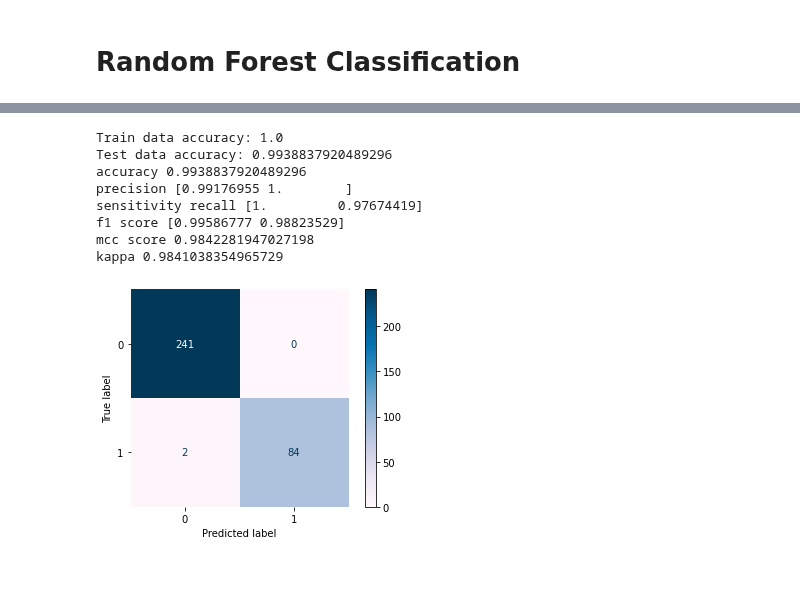
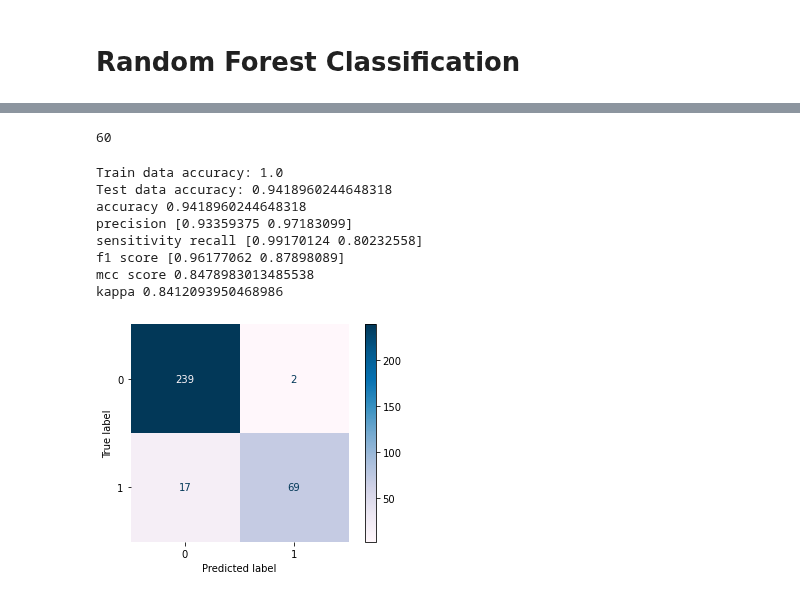
Before and after one commit to yeluH/MT_FI, a Jupyter notebook: Notebooks/5_Presence_of_accident_corr_loc.ipynb, the cells around one changed output, grey strips where cells are left out. Drawn from its saved outputs; the diff is of its cells as text; code cells hidden in the pictures.

```diff
--- a/Notebooks/5_Presence_of_accident_corr_loc.ipynb
+++ b/Notebooks/5_Presence_of_accident_corr_loc.ipynb
@@ -257,36 +258,24 @@ print(len(cnu), len(cnforvif))
 # %%
 # calculating VIF for each feature
-# Remove 'r_width_3',
-# Remove 'z_qnr_6',
-# Remove 'z_qnr_5',
-# Remove 'z_qnr_4',
-# Remove 'z_qnr_3',
-# Remove 'z_knr_11',
-# Remove 'z_knr_8',
-# Remove 'z_knr_6',
-# Remove 'z_qnr_2',
-# Remove 'z_qnr_33',
-# Remove 'r_width_5',
-# Remove 'z_knr_1',
-# Remove 'speedlimit_1',
-# Remove 'z_knr_4',
-# Remove 'z_knr_9',
+
+# Remove 'z_qnr_18', 'z_qnr_19', 'z_qnr_29', 'z_qnr_30',  'z_qnr_16', 'z_qnr_5',  'z_qnr_20', 'z_qnr_27', 'z_qnr_10',
+# Remove 'z_knr_8', 'speedlimit_1', 'z_knr_1', 'z_knr_5', 'r_width_2', 'z_knr_6','z_knr_4',
 
 cntry0 = ['cp', 'cmin',
        'ie', 'mew', 'meg', 'megmax', 'dbusl',
        'dtraml', 'dtrainl', 'dplight', 'dstation', 'dparkcar', 'dparktw',
-       'dpedcro', 'dstopsign', 'dtrafficarea', 'droad',  'dvfpath',
-       'gvm_dwv', 'r_width', 'speedlimit',
-       'bicyclecount', 'carcount', 'z_qnr_1',
-        'z_qnr_7', 'z_qnr_9', 'z_qnr_10',
-       'z_qnr_11', 'z_qnr_12', 'z_qnr_13', 'z_qnr_14', 'z_qnr_16',
-       'z_qnr_17', 'z_qnr_18', 'z_qnr_19', 'z_qnr_20', 'z_qnr_21', 'z_qnr_22',
-       'z_qnr_23', 'z_qnr_24', 'z_qnr_25', 'z_qnr_26', 'z_qnr_27', 'z_qnr_28',
-       'z_qnr_29', 'z_qnr_30', 'z_qnr_31', 'z_qnr_32',
-       'z_knr_2', 'z_knr_3',  'z_knr_5',  'z_knr_7',
-        'z_knr_10',  'trafficarea_1',
-       'trafficarea_2', 'r_width_1', 'r_width_2',  'r_width_4',
-        'r_width_6',  'speedlimit_2',
+       'dpedcro', 'dstopsign', 'dtrafficarea', 'droad',
+       'gvm_dwv',  'speedlimit',
+       'bicyclecount', 'carcount', 'z_qnr_1', 'z_qnr_2', 'z_qnr_3', 'z_qnr_4',
+        'z_qnr_6', 'z_qnr_7', 'z_qnr_9',
+       'z_qnr_11', 'z_qnr_12', 'z_qnr_13', 'z_qnr_14',
+       'z_qnr_17',  'z_qnr_21', 'z_qnr_22',
+       'z_qnr_23', 'z_qnr_24', 'z_qnr_25', 'z_qnr_26', 'z_qnr_28',
+         'z_qnr_31', 'z_qnr_32', 'z_qnr_33',
+       'z_knr_2', 'z_knr_3',  'z_knr_7',
+        'z_knr_9', 'z_knr_10', 'z_knr_11', 'trafficarea_1',
+       'trafficarea_2', 'r_width_1',  'r_width_3', 'r_width_4',
+       'r_width_5', 'r_width_6', 'speedlimit_2',
        'speedlimit_3', 'speedlimit_5', 'speedlimit_6']
 X = dfacrpv[cntry0]
 X = tools.add_constant(X)
@@ -1530,41 +1546,44 @@ print(df_rfc['features'].tolist())
 # %%
 y = dfacrpv['acp']
 x = dfacrpv[cnvif]
+print(len(cnvif))
+# %% [output]
+60
 # %%
 
 X_train, X_test, y_train, y_test = train_test_split(x, y,
                                                     test_size = 0.3,
                                                     random_state = 7)
-rfc = RandomForestClassifier(n_estimators=25, max_depth=20,
+rfc = RandomForestClassifier(n_estimators=30, max_depth=20,
                               random_state = 7) # 6 because of following codes to find the best number of trees
 rfc.fit(X_train, y_train)
 y_pred_rfc = rfc.predict(X_test)
 print("Train data accuracy:",accuracy_score(y_true = y_train, y_pred = rfc.predict(X_train)))
 print("Test data accuracy:",accuracy_score(y_true = y_test, y_pred = y_pred_rfc))
 confusion_matrix_rfc = metrics.confusion_matrix(y_test, y_pred_rfc)
 cm_display_rfc = metrics.ConfusionMatrixDisplay(confusion_matrix = confusion_matrix_rfc)
 cm_display_rfc.plot(cmap = 'PuBu')
 plt.box(False)
 acc_rfc = metrics.accuracy_score(y_test, y_pred_rfc)
 print('accuracy', acc_rfc)
 pre_rfc = metrics.precision_score(y_test, y_pred_rfc, average = None)
 print('precision', pre_rfc)
 senrec_rfc = metrics.recall_score(y_test, y_pred_rfc, average = None)
 print('sensitivity recall', senrec_rfc)
 f1_rfc = metrics.f1_score(y_test, y_pred_rfc, average = None)
 print('f1 score', f1_rfc)
 mcc_rfc = metrics.matthews_corrcoef(y_test, y_pred_rfc)
 print('mcc score', mcc_rfc)
 ka_rfc= metrics.cohen_kappa_score(y_test, y_pred_rfc)
 print('kappa', ka_rfc)
 # %% [output]
 Train data accuracy: 1.0
-Test data accuracy: 0.9938837920489296
-accuracy 0.9938837920489296
-precision [0.99176955 1.        ]
-sensitivity recall [1.         0.97674419]
-f1 score [0.99586777 0.98823529]
-mcc score 0.9842281947027198
-kappa 0.9841038354965729
+Test data accuracy: 0.9418960244648318
+accuracy 0.9418960244648318
+precision [0.93359375 0.97183099]
+sensitivity recall [0.99170124 0.80232558]
+f1 score [0.96177062 0.87898089]
+mcc score 0.8478983013485538
+kappa 0.8412093950468986
-[figure, old version]
+[figure, new version]
 # %%
```
Also changed, not shown: parts of 50 cells of this notebook.
